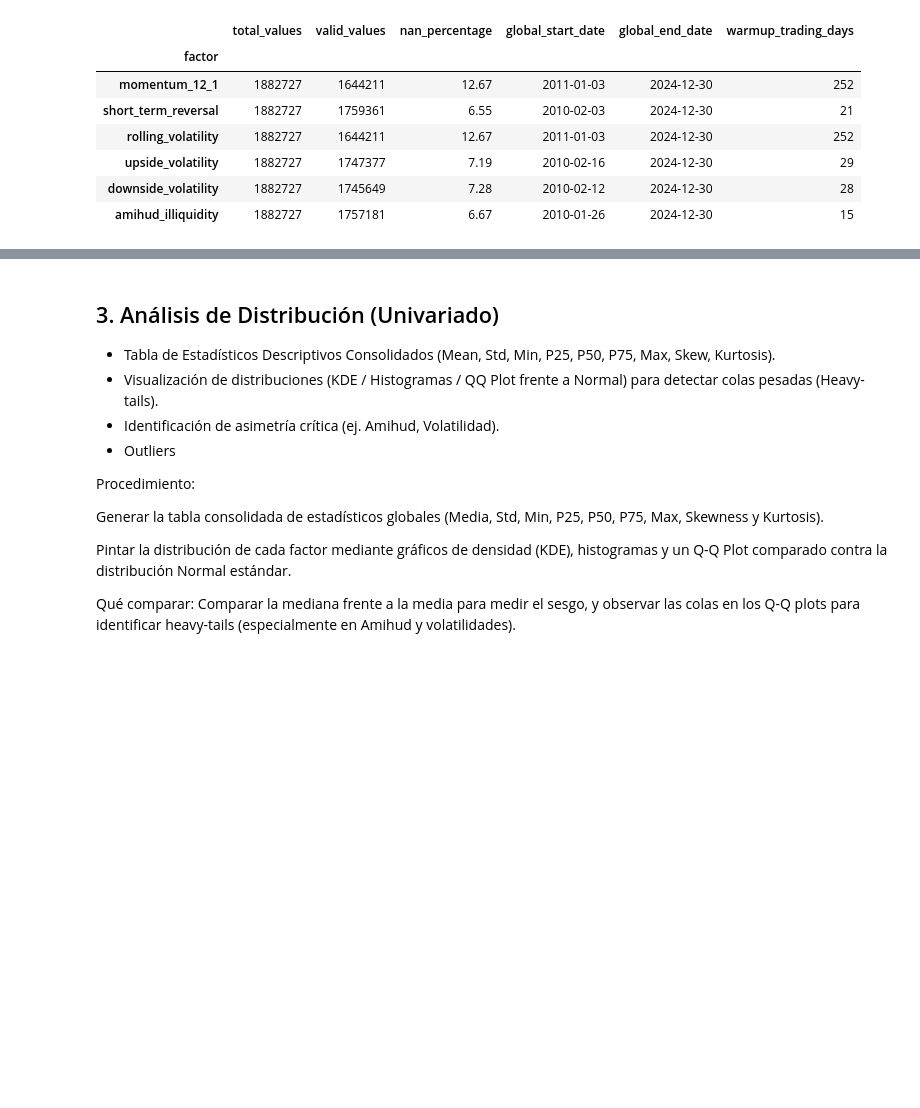
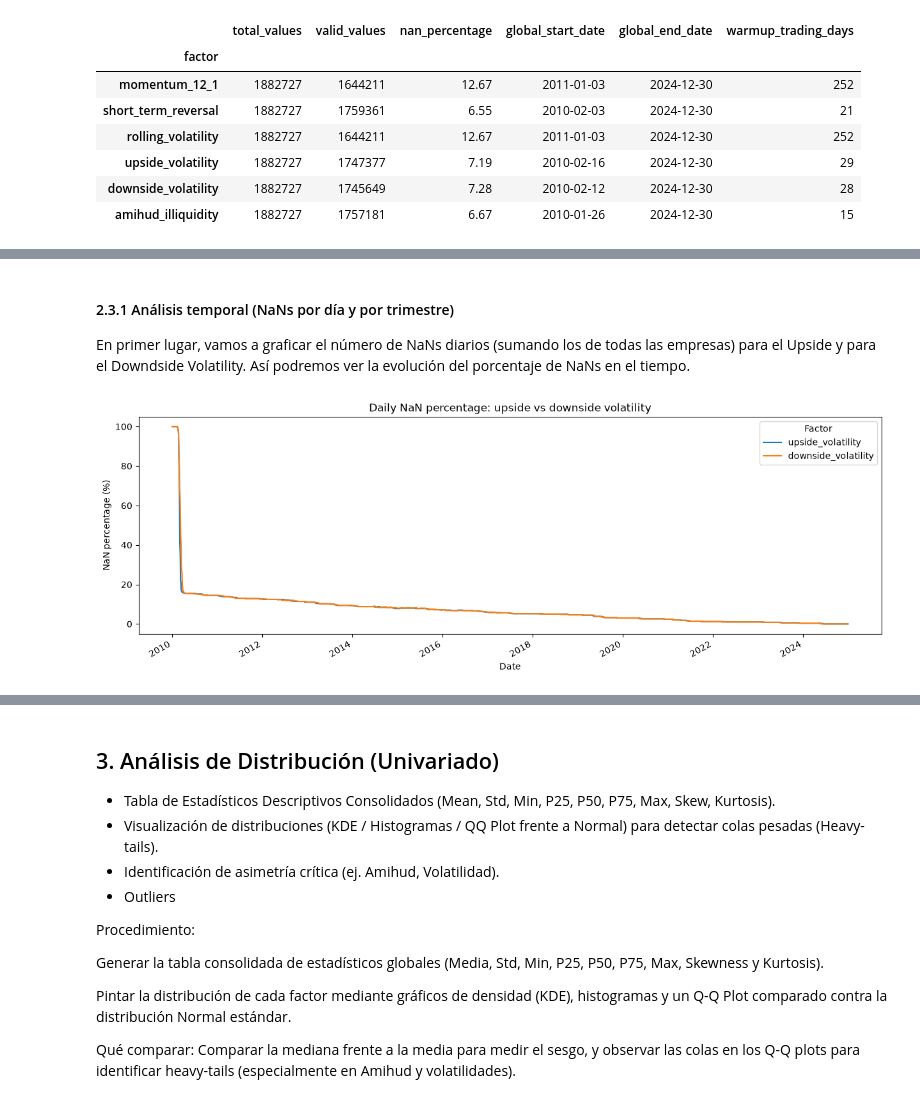
Before and after one commit to PalaciosDaniel/quant-portfolio-project, a Jupyter notebook: notebooks/04_factor_validation.ipynb, the cells around one changed output, grey strips where cells are left out. Cells and saved outputs as stored; diff of their text form; code cells hidden in the pictures; blank space fills up the shorter version.

```diff
--- a/notebooks/04_factor_validation.ipynb
+++ b/notebooks/04_factor_validation.ipynb
@@ -155,0 +222,32 @@ nans_after_first_valid
+# %% [markdown]
+####  2.3.1 Análisis temporal (NaNs por día y por trimestre)
+
+En primer lugar, vamos a graficar el número de NaNs diarios (sumando los de todas las empresas) para el Upside y para el Downdside Volatility. Así podremos ver la evolución del porcentaje de NaNs en el tiempo.
+# %%
+daily_nan_comparison_pct = pd.DataFrame(
+    {
+        "upside_volatility": (
+            upside_volatility.isna().sum(axis=1)
+            / upside_volatility.shape[1]
+            * 100
+        ),
+        "downside_volatility": (
+            downside_volatility.isna().sum(axis=1)
+            / downside_volatility.shape[1]
+            * 100
+        ),
+    }
+)
+
+ax = daily_nan_comparison_pct.plot(
+    kind="line",
+    figsize=(15, 5),
+    linewidth=1.5,
+    ylabel="NaN percentage (%)",
+    title="Daily NaN percentage: upside vs downside volatility",
+)
+
+ax.legend(title="Factor")
+plt.show()
+# %% [output]
+[figure, added]
```
Also changed, not shown: parts of 23 cells of this notebook, 4 other files.
